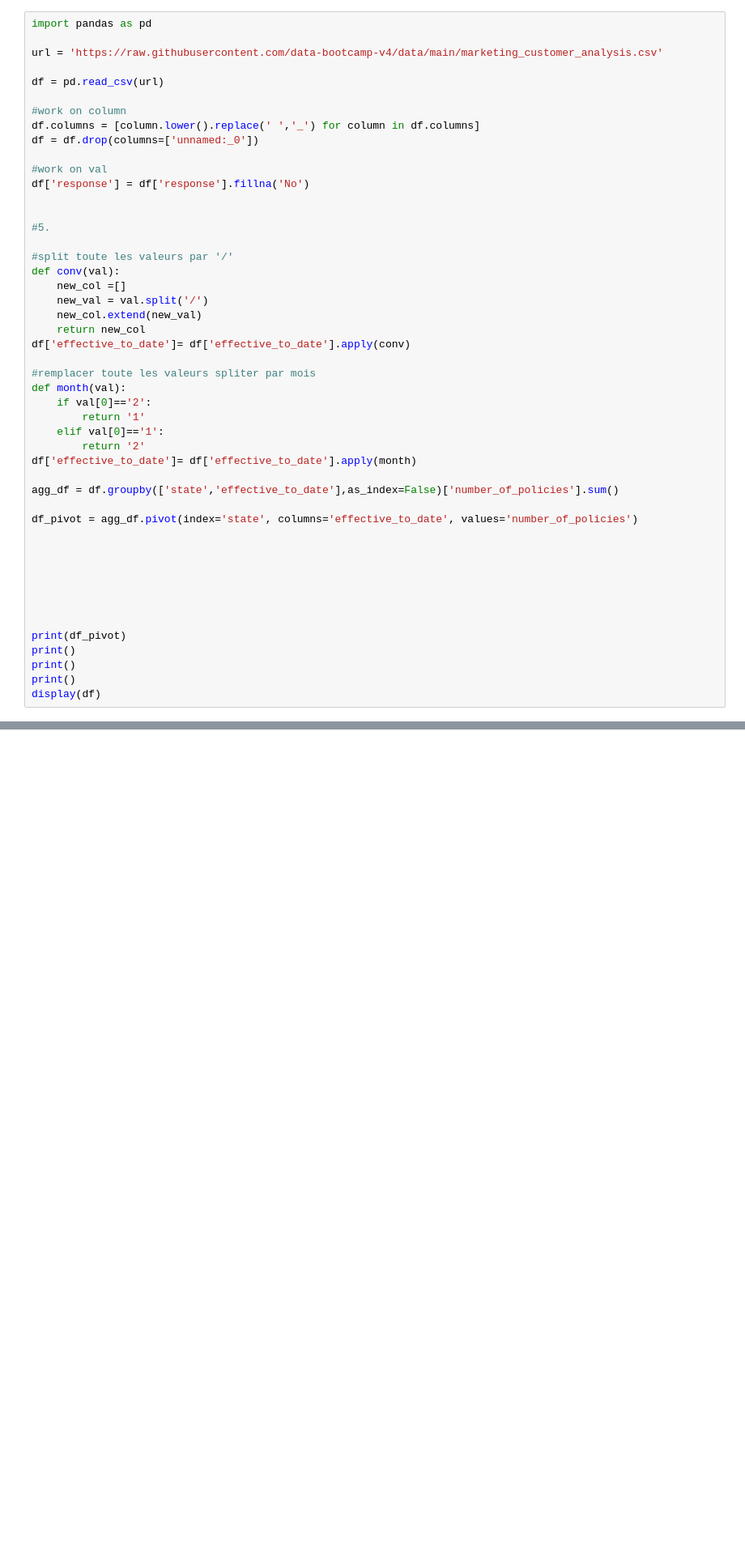
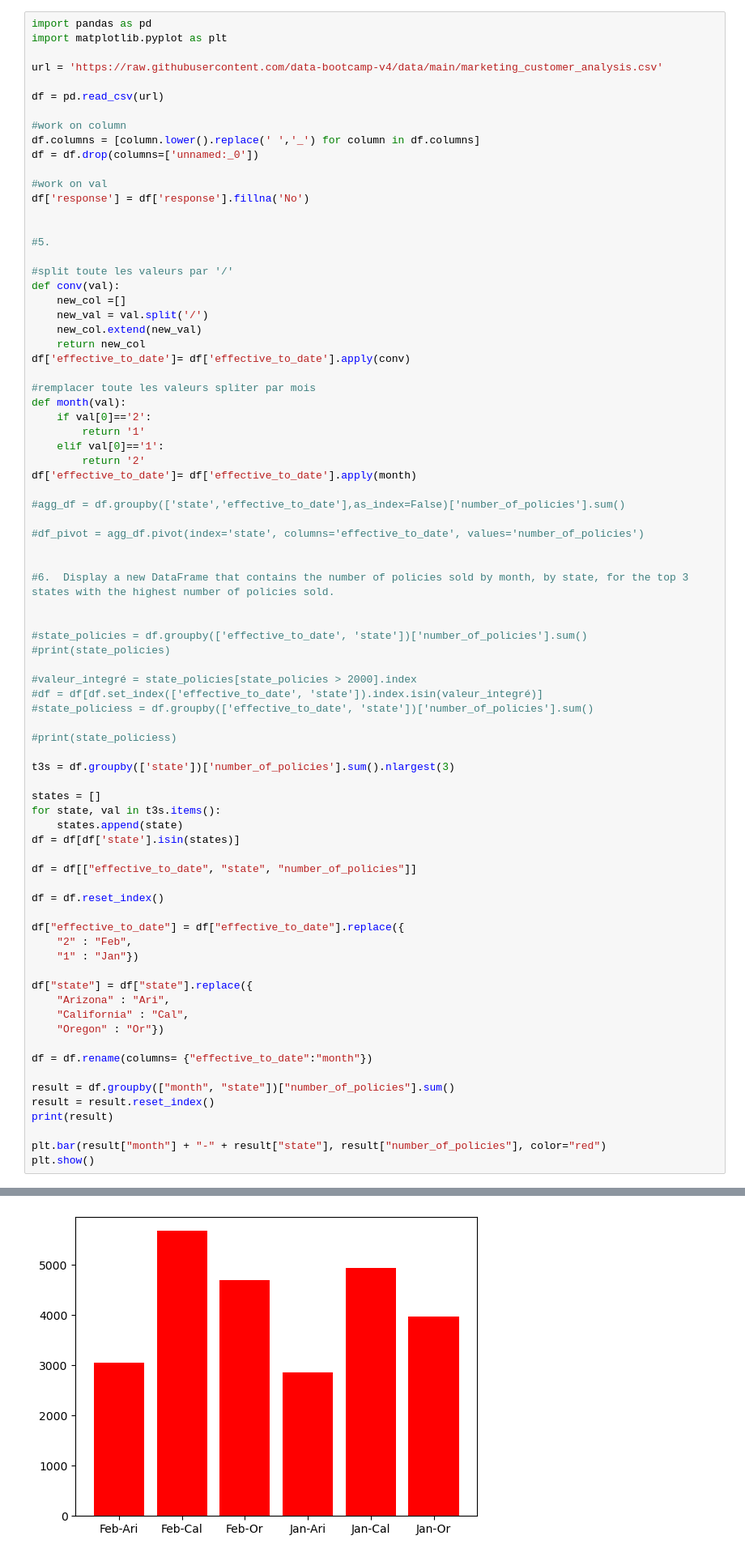
Before and after one commit to data-bootcamp-v4/lab-dw-data-aggregation-and-filtering, a Jupyter notebook: lab-dw-aggregating.ipynb, the cells around one changed output, grey strips where cells are left out. Shown: that part at 81% size. Drawn from its saved outputs; the diff is of its cells as text; blank space fills up the shorter version.

```diff
--- a/lab-dw-aggregating.ipynb
+++ b/lab-dw-aggregating.ipynb
@@ -106,6 +106,7 @@ Hint: You can use melt to unpivot the data and create a table that shows the cus
 External Resources for Data Filtering: https://towardsdatascience.com/filtering-data-frames-in-pandas-b570b1f834b9
 # %%
 import pandas as pd
+import matplotlib.pyplot as plt
 
 url = 'https://raw.githubusercontent.com/data-bootcamp-v4/data/main/marketing_customer_analysis.csv'
 
@@ -137,19 +138,49 @@ def month(val):
         return '2'
 df['effective_to_date']= df['effective_to_date'].apply(month)
 
-agg_df = df.groupby(['state','effective_to_date'],as_index=False)['number_of_policies'].sum()
+#agg_df = df.groupby(['state','effective_to_date'],as_index=False)['number_of_policies'].sum()
 
-df_pivot = agg_df.pivot(index='state', columns='effective_to_date', values='number_of_policies')
+#df_pivot = agg_df.pivot(index='state', columns='effective_to_date', values='number_of_policies')
 
 
+#6.  Display a new DataFrame that contains the number of policies sold by month, by state, for the top 3 states with the highest number of policies sold.
 
 
+#state_policies = df.groupby(['effective_to_date', 'state'])['number_of_policies'].sum()
+#print(state_policies)
 
+#valeur_integré = state_policies[state_policies > 2000].index
+#df = df[df.set_index(['effective_to_date', 'state']).index.isin(valeur_integré)]
+#state_policiess = df.groupby(['effective_to_date', 'state'])['number_of_policies'].sum()
 
+#print(state_policiess)
 
-print(df_pivot)
-print()
-print()
-print()
-display(df)
+t3s = df.groupby(['state'])['number_of_policies'].sum().nlargest(3)
+
+states = []
+for state, val in t3s.items():
+    states.append(state)
+df = df[df['state'].isin(states)]
+
+df = df[["effective_to_date", "state", "number_of_policies"]]
+
+df = df.reset_index()
+
+df["effective_to_date"] = df["effective_to_date"].replace({
+    "2" : "Feb",
+    "1" : "Jan"})
+
+df["state"] = df["state"].replace({
+    "Arizona" : "Ari",
+    "California" : "Cal",
+    "Oregon" : "Or"})
+
+df = df.rename(columns= {"effective_to_date":"month"})
+
+result = df.groupby(["month", "state"])["number_of_policies"].sum()
+result = result.reset_index()
+print(result)
+
+plt.bar(result["month"] + "-" + result["state"], result["number_of_policies"], color="red")
+plt.show()
 # %% [output]
@@ -175,0 +194 @@ Washington         1225  1358
+[figure, added]
```
Also changed, not shown: parts of 2 cells of this notebook.
